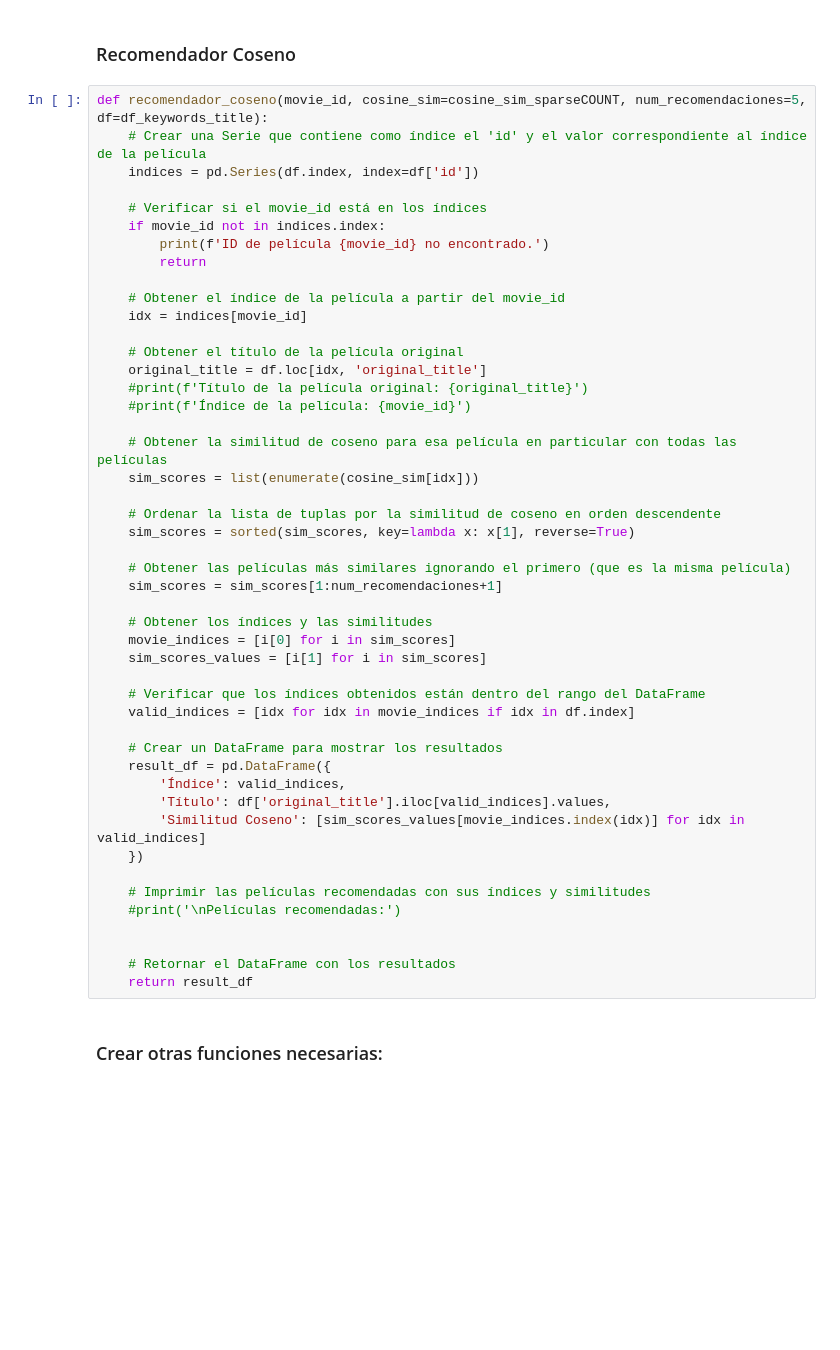
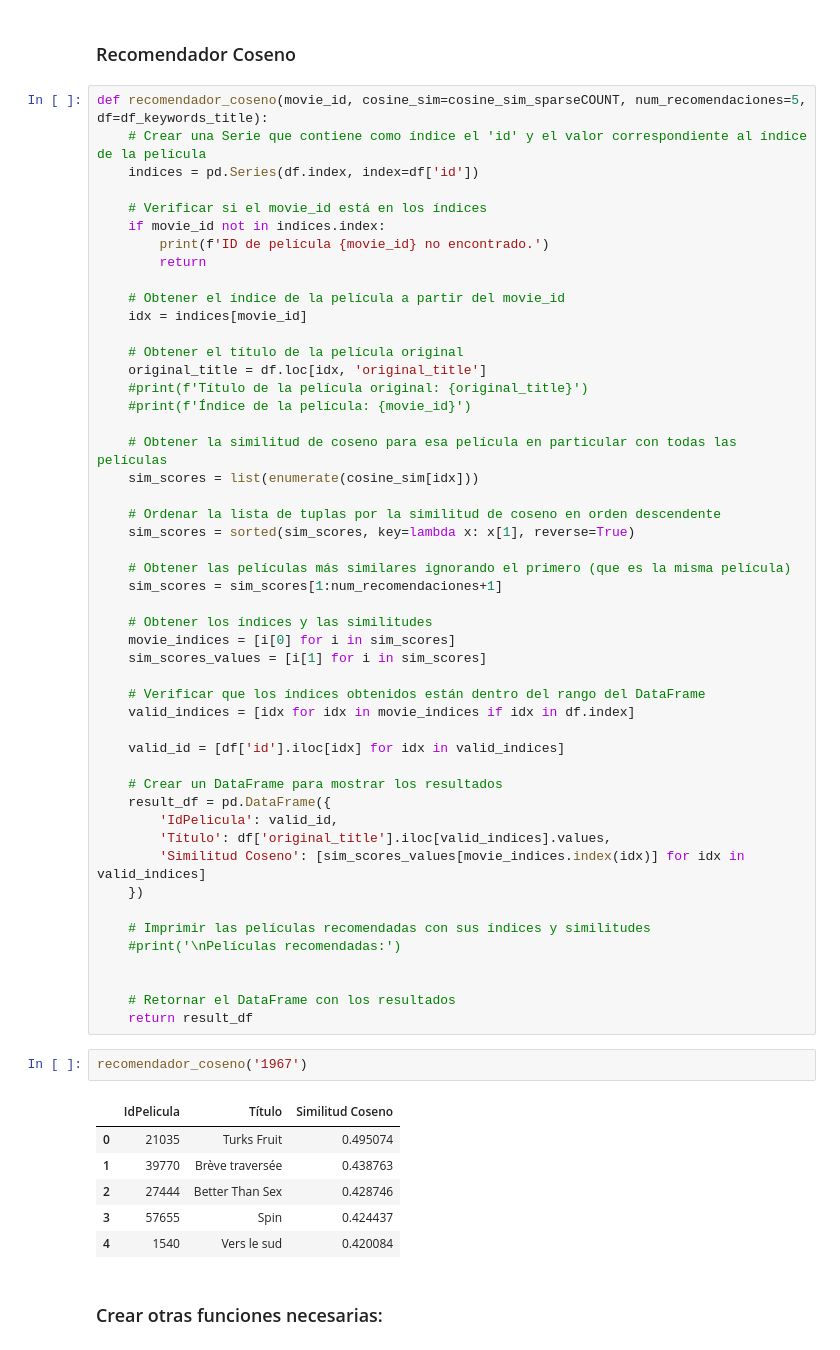
Before and after one commit to juankquintana/proyecto_recomendacion_peliculas, a Jupyter notebook: funcionesRecomendadoras.ipynb, the cells around one changed output. Cells and saved outputs as stored; diff of their text form; blank space fills up the shorter version.

```diff
--- a/funcionesRecomendadoras.ipynb
+++ b/funcionesRecomendadoras.ipynb
@@ -142,9 +150,11 @@ def recomendador_coseno(movie_id, cosine_sim=cosine_sim_sparseCOUNT, num_recomen
     # Verificar que los índices obtenidos están dentro del rango del DataFrame
     valid_indices = [idx for idx in movie_indices if idx in df.index]
 
+    valid_id = [df['id'].iloc[idx] for idx in valid_indices]
+
     # Crear un DataFrame para mostrar los resultados
     result_df = pd.DataFrame({
-        'Índice': valid_indices,
+        'IdPelicula': valid_id,
         'Título': df['original_title'].iloc[valid_indices].values,
         'Similitud Coseno': [sim_scores_values[movie_indices.index(idx)] for idx in valid_indices]
     })
@@ -155,6 +165,15 @@ def recomendador_coseno(movie_id, cosine_sim=cosine_sim_sparseCOUNT, num_recomen
 
     # Retornar el DataFrame con los resultados
     return result_df
+# %%
+recomendador_coseno('1967')
+# %% [output]
+|  | IdPelicula | Título | Similitud Coseno |
+| 0 | 21035 | Turks Fruit | 0.495074 |
+| 1 | 39770 | Brève traversée | 0.438763 |
+| 2 | 27444 | Better Than Sex | 0.428746 |
+| 3 | 57655 | Spin | 0.424437 |
+| 4 | 1540 | Vers le sud | 0.420084 |
 # %% [markdown]
 ### Crear otras funciones necesarias:
 # %% [markdown]
```
Also changed, not shown: parts of 14 cells of this notebook, 1 other file.
